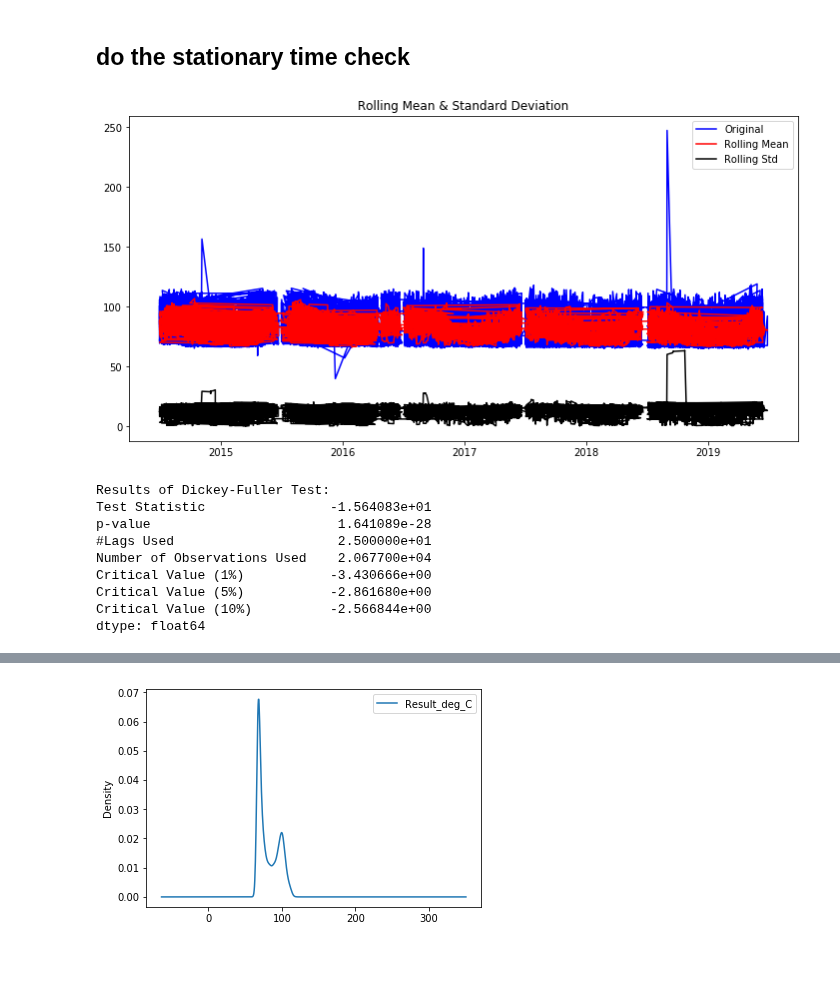
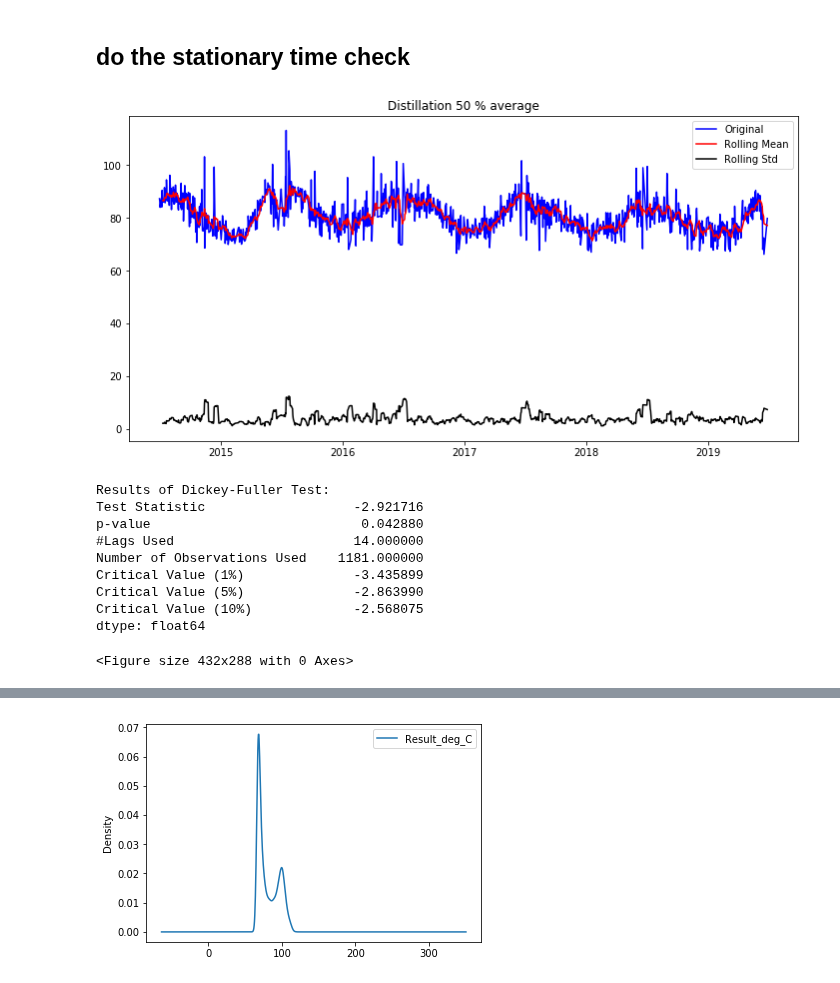
Before and after one commit to mishaberrien/tenessee-fuel-quality-analysis, a Jupyter notebook: notebooks/03_analysis/07302019-kph-time-analysis.ipynb, the cells around one changed output, grey strips where cells are left out. Drawn from its saved outputs; the diff is of its cells as text; code cells hidden in the pictures.

Commit message:
fixed plot saving code. Saved Distillation plots

```diff
--- a/notebooks/03_analysis/07302019-kph-time-analysis.ipynb
+++ b/notebooks/03_analysis/07302019-kph-time-analysis.ipynb
@@ -153,15 +153,8 @@ Vapor_Pressure.head()
 # %% [markdown]
 ## do the stationary time check
 # %%
-import pandas as pd
-from pandas import Series
-import numpy as np
-
-import matplotlib.pylab as plt
-%matplotlib inline
-
 # Import the check_stationarity function from previous lab
-def stationarity_check(TS):
+def stationarity_check(TS, title):
 
     # Import adfuller
     from statsmodels.tsa.stattools import adfuller
@@ -179,8 +172,10 @@ def stationarity_check(TS):
     mean = plt.plot(rolmean, color='red', label='Rolling Mean')
     std = plt.plot(rolstd, color='black', label = 'Rolling Std')
     plt.legend(loc='best')
-    plt.title('Rolling Mean & Standard Deviation')
+    plt.title(title)
+    plt.savefig(f'{title}.png')
     plt.show(block=False)
+
 
     # Print Dickey-Fuller test results
     print ('Results of Dickey-Fuller Test:')
@@ -191,18 +186,17 @@ def stationarity_check(TS):
     print (dfoutput)
 
     return None
-
-# Import passengers.csv and set it as a time-series object. Plot the TS
-#Distillation_50.plot(figsize=(10,4), color="blue");
-stationarity_check(Distillation_50)
-# %% [output]
-[figure, removed]
-Results of Dickey-Fuller Test:
-Test Statistic                -1.564083e+01
-p-value                        1.641089e-28
-#Lags Used                     2.500000e+01
-Number of Observations Used    2.067700e+04
-Critical Value (1%)           -3.430666e+00
-Critical Value (5%)           -2.861680e+00
-Critical Value (10%)          -2.566844e+00
-dtype: float64
+# %%
+stationarity_check(Distillation_50.groupby('DateSampled').mean(), 'Distillation 50 % average')
+# %% [output]
+[figure, added]
+Results of Dickey-Fuller Test:
+Test Statistic                   -2.921716
+p-value                           0.042880
+#Lags Used                       14.000000
+Number of Observations Used    1181.000000
+Critical Value (1%)              -3.435899
+Critical Value (5%)              -2.863990
+Critical Value (10%)             -2.568075
+dtype: float64
+<Figure size 432x288 with 0 Axes>
```
Also changed, not shown: parts of 3 cells of this notebook, 5 other files.
